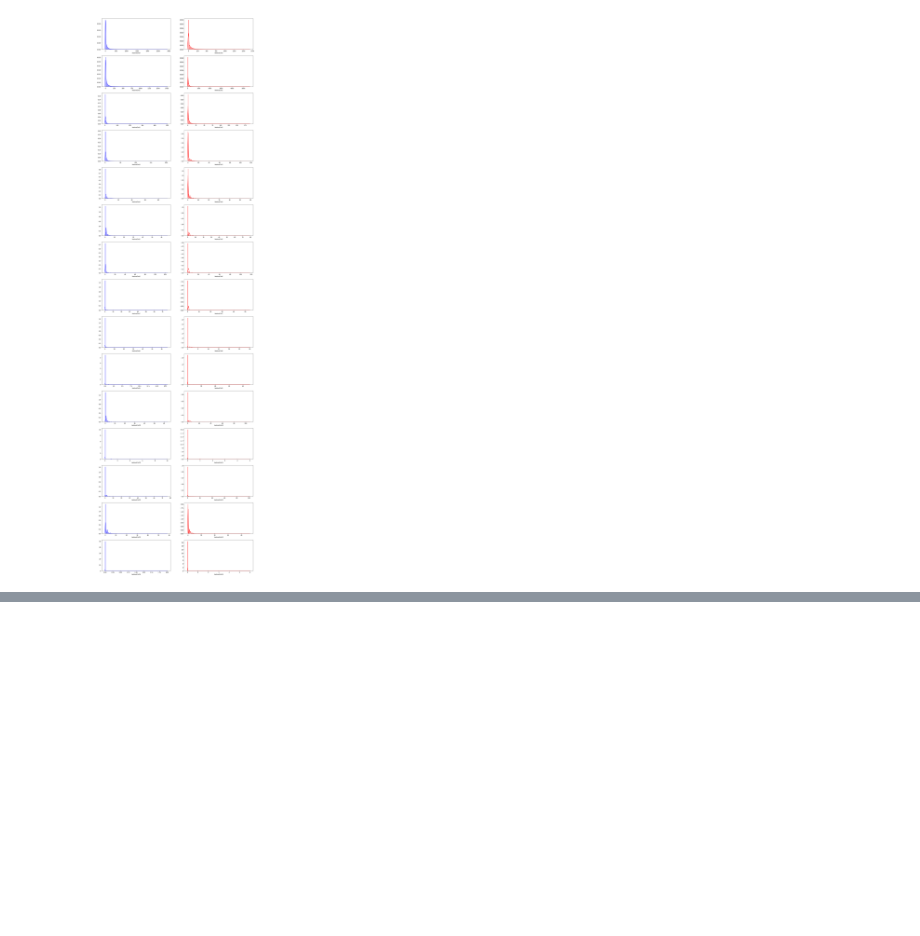
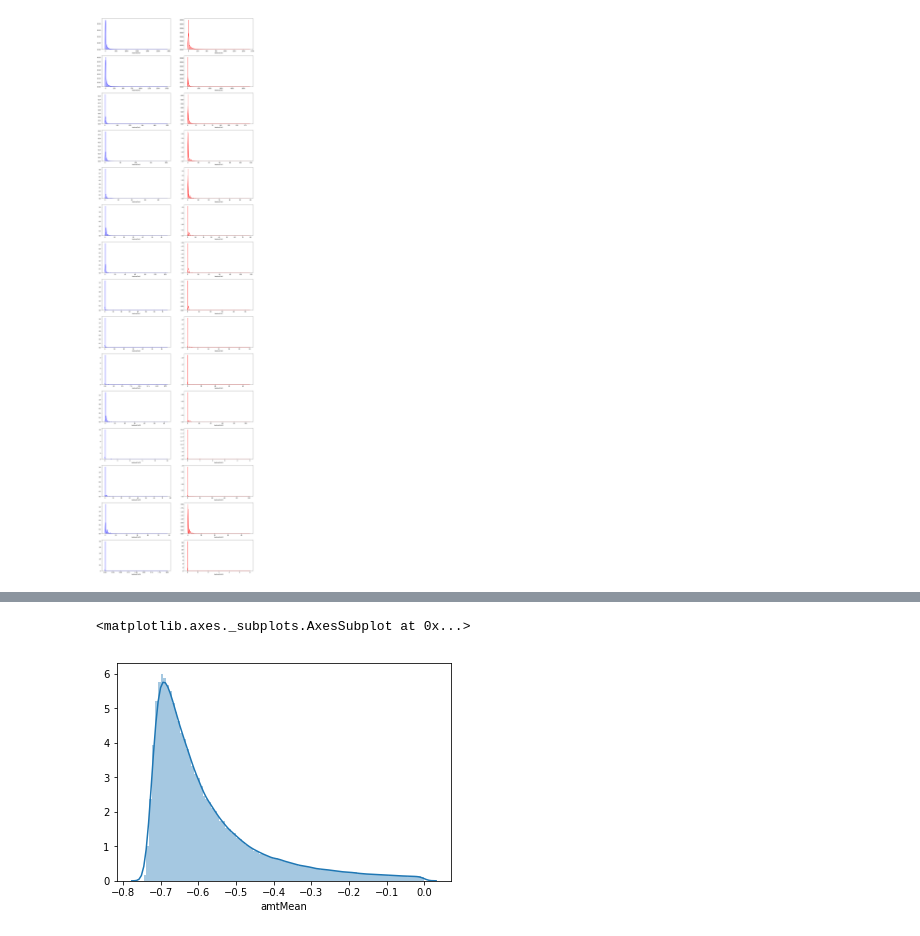
Before and after one commit to LeoHNLee/EloMerchantCategoryRecommendation, a Jupyter notebook: 2-eda-viz/2-historical-transaction.ipynb, the cells around one changed output, grey strips where cells are left out. Cells and saved outputs as stored; diff of their text form; code cells hidden in the pictures; blank space fills up the shorter version.

```diff
--- a/2-eda-viz/2-historical-transaction.ipynb
+++ b/2-eda-viz/2-historical-transaction.ipynb
@@ -453,0 +478,5 @@ edaViz.compareTrainTest(cols, trainLabels, testLabels)
+# %%
+trainLabels = edaViz.mergeGroupby(trainLabels, histTrans[['card_id', 'purchase_amount']], col='purchase_amount',  foo=np.mean,rename='amtMean')
+testLabels = edaViz.mergeGroupby(testLabels, histTrans[['card_id', 'purchase_amount']], col='purchase_amount', foo=np.mean, rename='amtMean')
+trainLabels = edaViz.mergeGroupby(trainLabels, histTrans[['card_id', 'purchase_amount']], col='purchase_amount',  foo=np.std, rename='amtStd')
+testLabels = edaViz.mergeGroupby(testLabels, histTrans[['card_id', 'purchase_amount']], col='purchase_amount', foo=np.std,  rename='amtStd')
@@ -453,0 +495,5 @@ edaViz.compareTrainTest(cols, trainLabels, testLabels)
+# %%
+sns.distplot(trainLabels['amtMean'][trainLabels['amtMean']<0], bins=100)
+# %% [output]
+<matplotlib.axes._subplots.AxesSubplot at 0x...>
+[figure, added]
```
Also changed, not shown: parts of 11 cells of this notebook.
